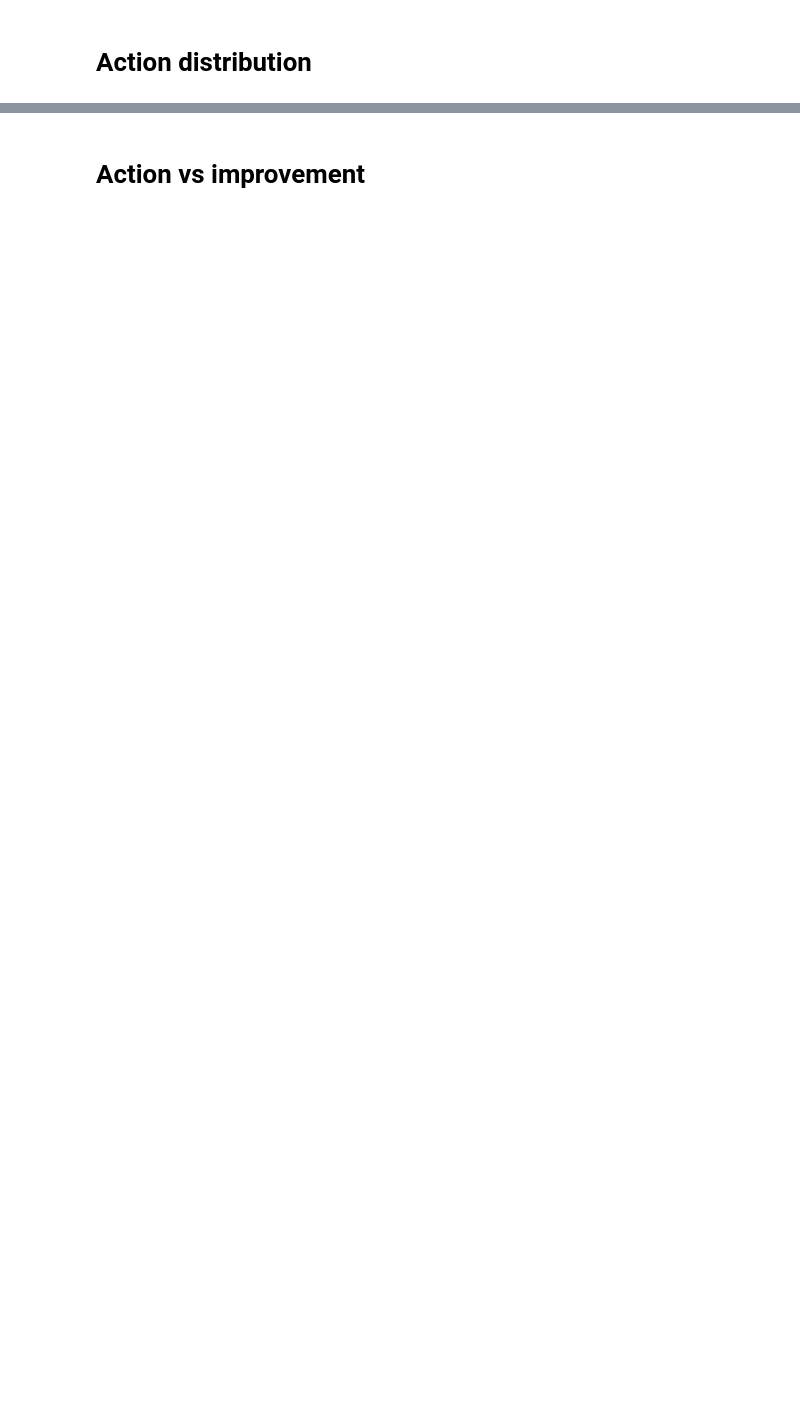
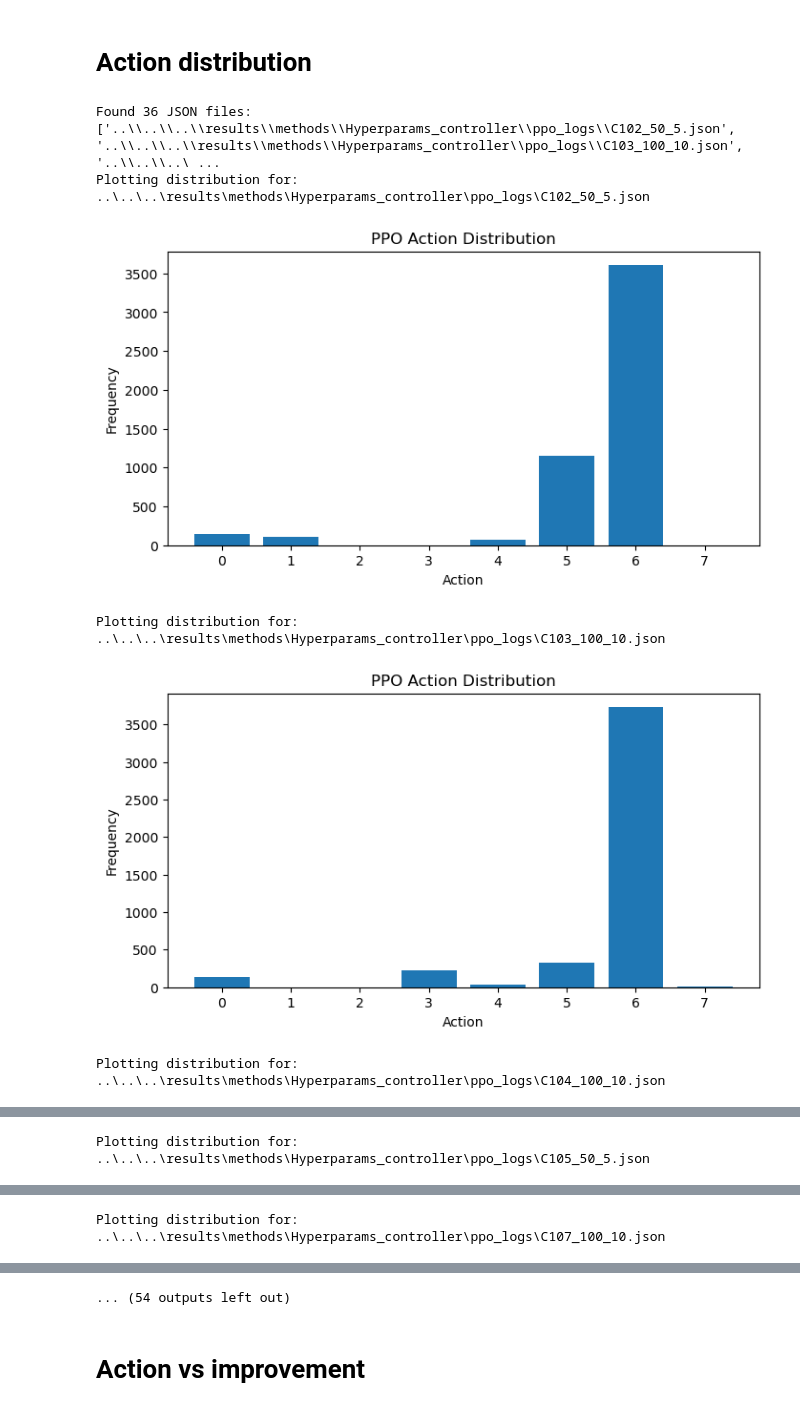
Before and after one commit to NaDdjg/GVNS-implementation, a Jupyter notebook: gvns/rl/notebooks/PPO_action_evaluation.ipynb, the cells around one changed output, grey strips where cells are left out. Drawn from its saved outputs; the diff is of its cells as text; code cells hidden in the pictures; blank space fills up the shorter version.

Commit message:
PPO results on 50 and 100 instances

```diff
--- a/gvns/rl/notebooks/PPO_action_evaluation.ipynb
+++ b/gvns/rl/notebooks/PPO_action_evaluation.ipynb
@@ -5,3 +8,7 @@ import numpy as np
+# %%
+def get_ppo_log_files():
+    base_dir = Path("../../../results\\methods\\Hyperparams_controller\\ppo_logs")
+    return sorted(glob.glob(str(base_dir / "*.json")))
 # %% [markdown]
 # Action distribution
 # %%
@@ -20,3 +27,16 @@ def plot_action_distribution(log_path):
     plt.title("PPO Action Distribution")
     plt.xticks(range(8))
     plt.show()
+# %%
+files = get_ppo_log_files()
+print(f"Found {len(files)} JSON files: {files}")
+for log_path in files:
+    print(f"Plotting distribution for: {log_path}")
+    plot_action_distribution(log_path)
+# %% [output]
+Found 36 JSON files: ['..\\..\\..\\results\\methods\\Hyperparams_controller\\ppo_logs\\C102_50_5.json', '..\\..\\..\\results\\methods\\Hyperparams_controller\\ppo_logs\\C103_100_10.json', '..\\..\\..\ ...
+Plotting distribution for: ..\..\..\results\methods\Hyperparams_controller\ppo_logs\C102_50_5.json
+[figure, added]
+Plotting distribution for: ..\..\..\results\methods\Hyperparams_controller\ppo_logs\C103_100_10.json
+[figure, added]
+Plotting distribution for: ..\..\..\results\methods\Hyperparams_controller\ppo_logs\C104_100_10.json
@@ -22,0 +44 @@ def plot_action_distribution(log_path):
+Plotting distribution for: ..\..\..\results\methods\Hyperparams_controller\ppo_logs\C105_50_5.json
@@ -22,0 +46 @@ def plot_action_distribution(log_path):
+Plotting distribution for: ..\..\..\results\methods\Hyperparams_controller\ppo_logs\C107_100_10.json
@@ -23,3 +50,4 @@ def plot_action_distribution(log_path):
+... (54 outputs left out)
 # %% [markdown]
 # Action vs improvement
 # %%
```
Also changed, not shown: parts of 7 cells of this notebook, 2 other files.
